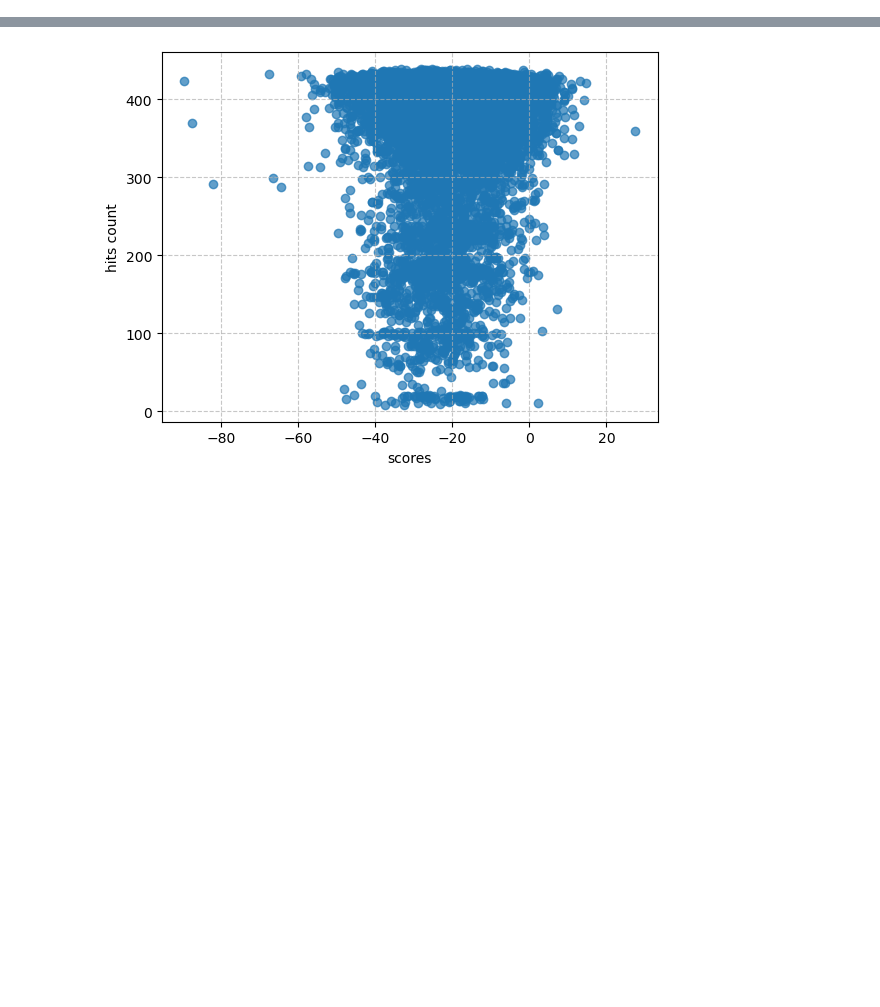
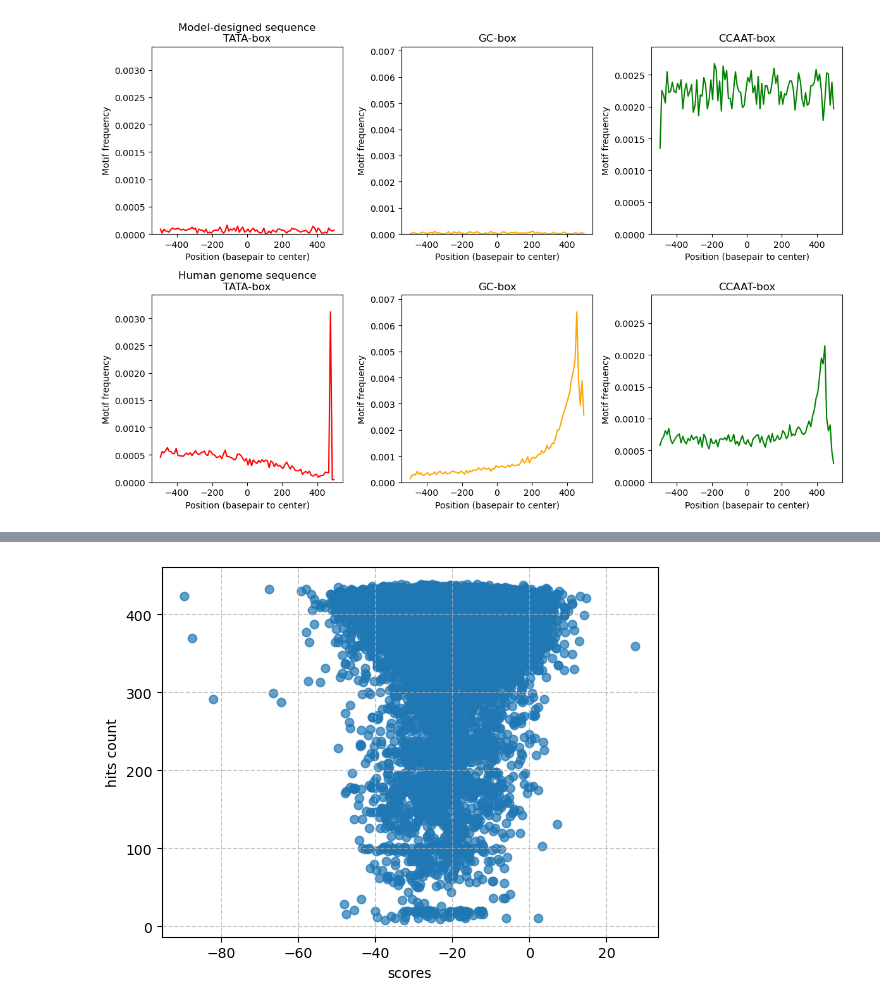
Before and after one commit to debbiemarkslab/PROSE, a Jupyter notebook: scripts/notebook.ipynb, the cells around one changed output, grey strips where cells are left out. Cells and saved outputs as stored; diff of their text form; code cells hidden in the pictures; blank space fills up the shorter version.

```diff
--- a/scripts/notebook.ipynb
+++ b/scripts/notebook.ipynb
@@ -5,0 +147,44 @@ import matplotlib.pyplot as plt
+# %%
+def plot_motif_frequency(ref_motifs, model_motifs, bin_centers):
+        """
+        Plot motif frequency distributions (similar to panel c)
+        """
+        plt.figure(figsize=(12, 8))
+        motif_names = list(ref_motifs.keys())
+        colors = ['red', 'orange', 'green']
+
+        # Plot motifs for model sequences
+        for i, motif in enumerate(motif_names):
+            plt.subplot(2, 3, i+1)
+            plt.plot(bin_centers, model_motifs[motif], color=colors[i])
+            max_val = max(model_motifs[motif].max(), ref_motifs[motif].max()) * 1.1
+            plt.ylim(0, max_val)
+            if i == 0:
+                plt.title("Model-designed sequence\n" + motif)
+            else:
+                plt.title(motif)
+            plt.xlabel("Position (basepair to center)")
+            plt.ylabel("Motif frequency")
+
+        # Plot motifs for reference sequences
+        for i, motif in enumerate(motif_names):
+            plt.subplot(2, 3, i+4)
+            plt.plot(bin_centers, ref_motifs[motif], color=colors[i])
+            max_val = max(model_motifs[motif].max(), ref_motifs[motif].max()) * 1.1
+            plt.ylim(0, max_val)
+            if i == 0:
+                plt.title("Human genome sequence\n" + motif)
+            else:
+                plt.title(motif)
+            plt.xlabel("Position (basepair to center)")
+            plt.ylabel("Motif frequency")
+
+        plt.tight_layout()
+        return plt.gcf()
+# %%
+model_motifs, bin_centers = calculate_motif_frequency(seqs)
+ref_motifs, _ = calculate_motif_frequency(queries)
+fig = plot_motif_frequency(ref_motifs=ref_motifs, model_motifs=model_motifs, bin_centers=bin_centers)
+plt.show()
+# %% [output]
+[figure, added]
```
Also changed, not shown: parts of 11 cells of this notebook, 17 other files.
